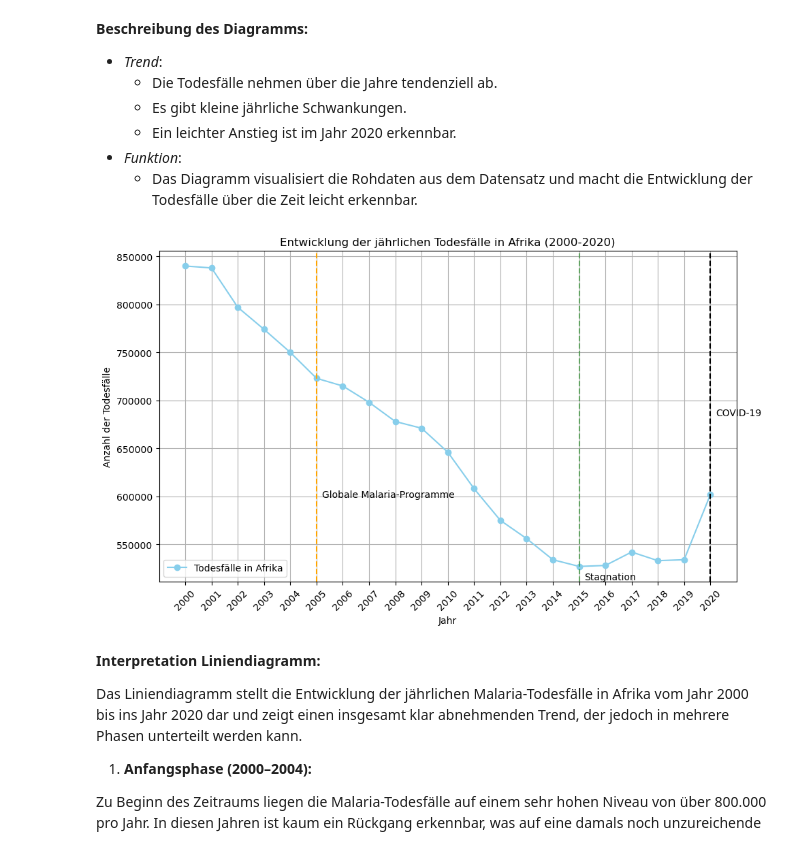
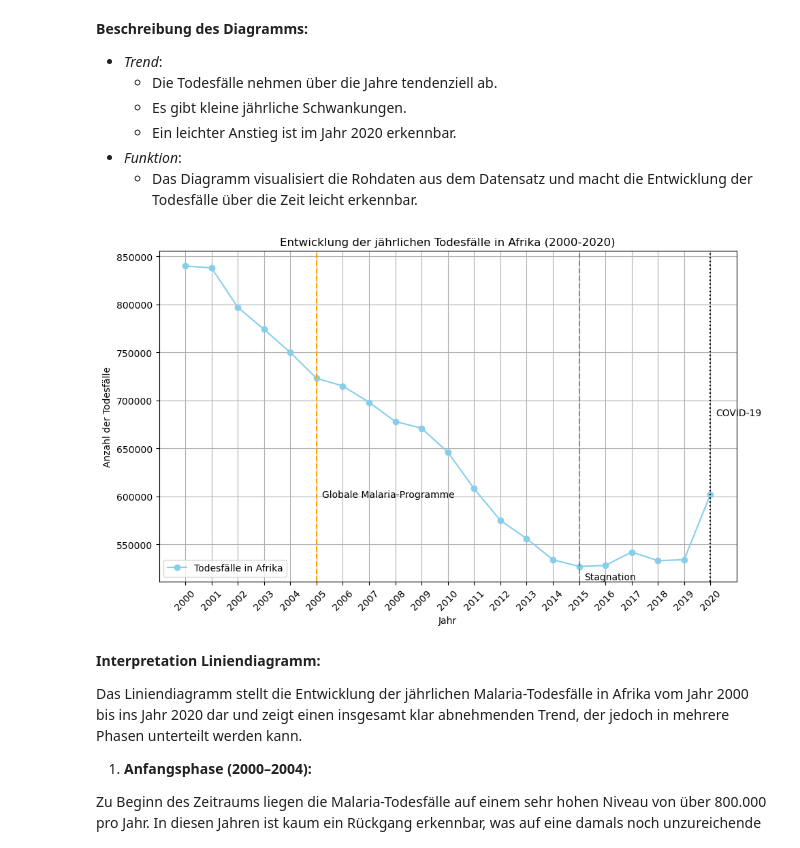
Before and after one commit to kipisha/Informatik-1, a Jupyter notebook: LN_Python_malaria.ipynb, the cells around one changed output. Drawn from its saved outputs; the diff is of its cells as text; code cells hidden in the pictures.

```diff
--- a/LN_Python_malaria.ipynb
+++ b/LN_Python_malaria.ipynb
@@ -123,35 +123,35 @@ Insgesamt umfasst der **Datensatz 105 Datenpunkte** (5 Regionen * 21 Jahre).
 # %%
 
 jahre = list(range(2000, 2021))
 
 import matplotlib.pyplot as plt
 
 plt.figure(figsize=(10, 6))
 
 
 plt.plot(jahre, todesfaelle, marker='o', linestyle='-', color='skyblue', label='Todesfälle in Afrika')
 
 plt.xlabel('Jahr')
 plt.ylabel('Anzahl der Todesfälle')
 plt.title('Entwicklung der jährlichen Todesfälle in Afrika (2000-2020)')
 plt.legend()
 plt.grid(True)
 plt.xticks(jahre, rotation=45)
 
-plt.axvline(x=2020, color='black', linestyle='--')
+plt.axvline(x=2020, color='black', linestyle=':')
 plt.text(2020.2, plt.ylim()[1]*0.8, 'COVID-19')
 
 plt.axvline(x=2005, color='orange', linestyle='--')
 plt.text(2005.2, plt.ylim()[1]*0.7, 'Globale Malaria-Programme')
 plt.tight_layout()
 
 plt.axvline(x=2015, color='green', linestyle='--', alpha=0.5)
 plt.text(2015.2, plt.ylim()[1]*0.6, 'Stagnation')
 
 
 plt.show()
 # %% [output]
-[figure, old version]
+[figure, new version]
 # %% [markdown]
 **Interpretation Liniendiagramm:**
 
```
